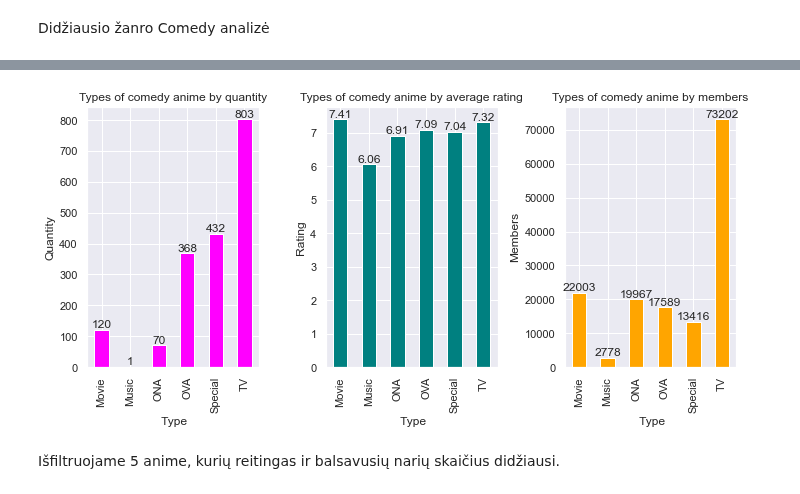
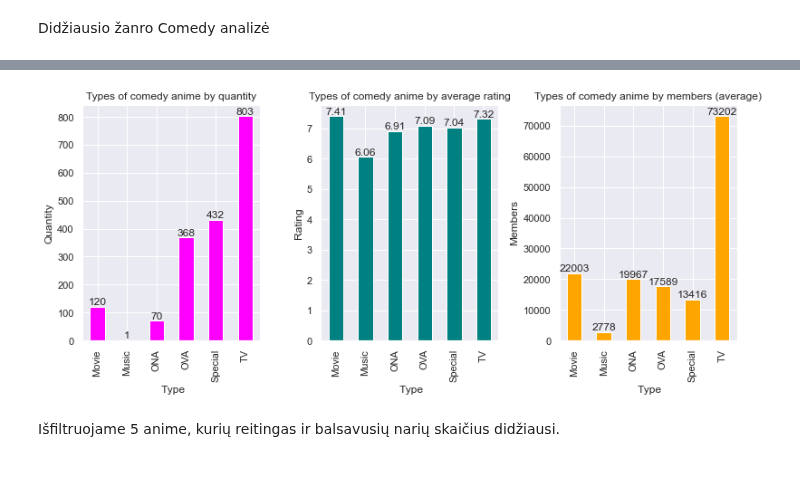
Before and after one commit to ErnestaTum/-Python_mokymai, a Jupyter notebook: baigiamasis_darbas.ipynb, the cells around one changed output, grey strips where cells are left out. Saved outputs shown, nothing was run; the diff lists cells and outputs as text; code cells hidden in the pictures.

```diff
--- a/baigiamasis_darbas.ipynb
+++ b/baigiamasis_darbas.ipynb
@@ -323,6 +326,6 @@ ax.set_title('Types of genre by quantity')
 ax.set(xlabel=' Genre', ylabel='Quantity')
 plt.xticks(rotation=90)
 plt.grid(True)
-sns.set(rc={'figure.figsize':(4,4)})
+sns.set(rc={'figure.figsize':(3,3)})
 plt.show()
 # %% [output]
@@ -370,26 +374,26 @@ comedy_genre.head()
 # %%
 plt.subplot(1,3,1)
 
-ax1 = comedy_genre.groupby('type').count()['anime_id'].plot (kind = "bar", color = 'magenta', figsize =(10,5))
+ax1 = comedy_genre.groupby('type').count()['anime_id'].plot (kind = "bar", color = 'magenta', figsize =(11,5))
 ax1.bar_label(ax1.containers[0])
 ax1.set_title('Types of comedy anime by quantity')
 ax1.set(xlabel=' Type', ylabel='Quantity')
 
 plt.subplot(1,3,2)
-ax2 = comedy_genre.groupby('type').mean()['rating'].round(2).plot (kind = "bar", color = 'teal',figsize =(10,5) )
+ax2 = comedy_genre.groupby('type').mean()['rating'].round(2).plot (kind = "bar", color = 'teal',figsize =(11,5) )
 ax2.bar_label(ax2.containers[0])
 ax2.set_title('Types of comedy anime by average rating')
 ax2.set(xlabel=' Type', ylabel='Rating')
 
 plt.subplot(1,3,3)
-ax3 = comedy_genre.groupby('type').mean()['members'].round(0).plot (kind = "bar", color = 'orange', figsize =(10,5))
+ax3 = comedy_genre.groupby('type').mean()['members'].round(0).plot (kind = "bar", color = 'orange', figsize =(11,5))
 ax3.bar_label(ax3.containers[0])
-ax3.set_title('Types of comedy anime by members')
+ax3.set_title('Types of comedy anime by members (average)')
 ax3.set(xlabel=' Type', ylabel='Members')
 
 plt.tight_layout()
 # %% [output]
-[figure, old version]
+[figure, new version]
 # %% [markdown]
 Išfiltruojame 5 anime, kurių reitingas ir balsavusių narių skaičius didžiausi.
 # %%
```
Also changed, not shown: parts of 14 cells of this notebook.
